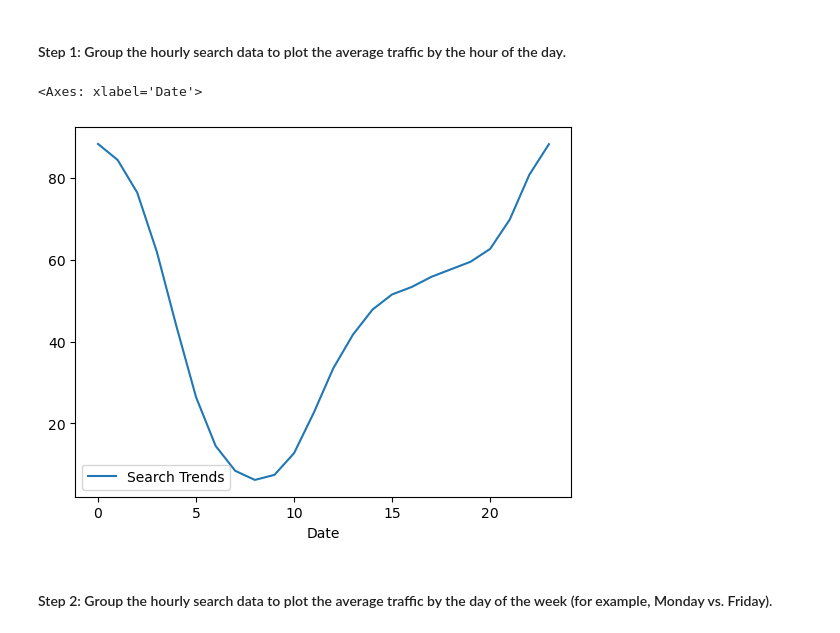
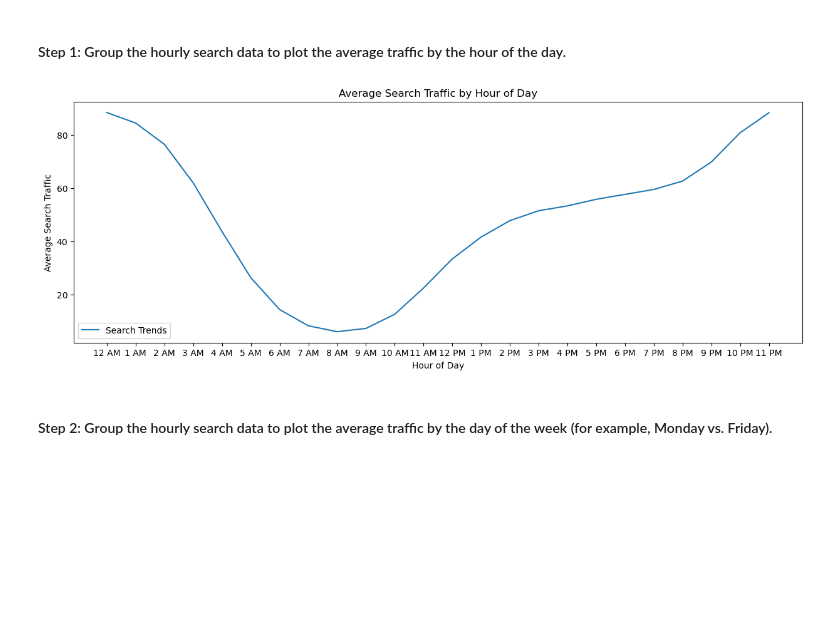
Before and after one commit to rune-encoder/prophet-challenge, a Jupyter notebook: forecasting_net_prophet.ipynb, the cells around one changed output. Drawn from its saved outputs; the diff is of its cells as text; code cells hidden in the pictures; blank space fills up the shorter version.

Commit message:
Finished refactoring, re-plotting, part 1 and 2 for better understanding

```diff
--- a/forecasting_net_prophet.ipynb
+++ b/forecasting_net_prophet.ipynb
@@ -157,13 +241,23 @@ To that end, you want to mine the search traffic data for predictable seasonal p
 # %% [markdown]
 #### Step 1: Group the hourly search data to plot the average traffic by the hour of the day.
 # %%
-# Group the hourly search data to plot the average traffic by the day of week, using `df.index.hour`
-df_mercado_trends.groupby(df_mercado_trends.index.hour).mean().plot(
+# Group the hourly search data to plot the average traffic by the hour of the day, using `df.index.hour`
+hourly_avg_traffic = df_mercado_trends.groupby(df_mercado_trends.index.hour).mean()
 
+ax = hourly_avg_traffic.plot(
+    title="Average Search Traffic by Hour of Day",
+    xlabel="Hour of Day",
+    ylabel="Average Search Traffic",
+    figsize=(15, 5),
 )
+
+hour_labels = [f'{hour % 12 or 12} {"AM" if hour < 12 else "PM"}' for hour in range(24)]
+ax.set_xticks(np.arange(0, 24, 1))
+ax.set_xticklabels(hour_labels)
+
+clear_output()
 # %% [output]
-<Axes: xlabel='Date'>
-[figure, old version]
+[figure, new version]
 # %% [markdown]
 #### Step 2: Group the hourly search data to plot the average traffic by the day of the week (for example, Monday vs. Friday).
 # %%
```
Also changed, not shown: parts of 31 cells of this notebook.
